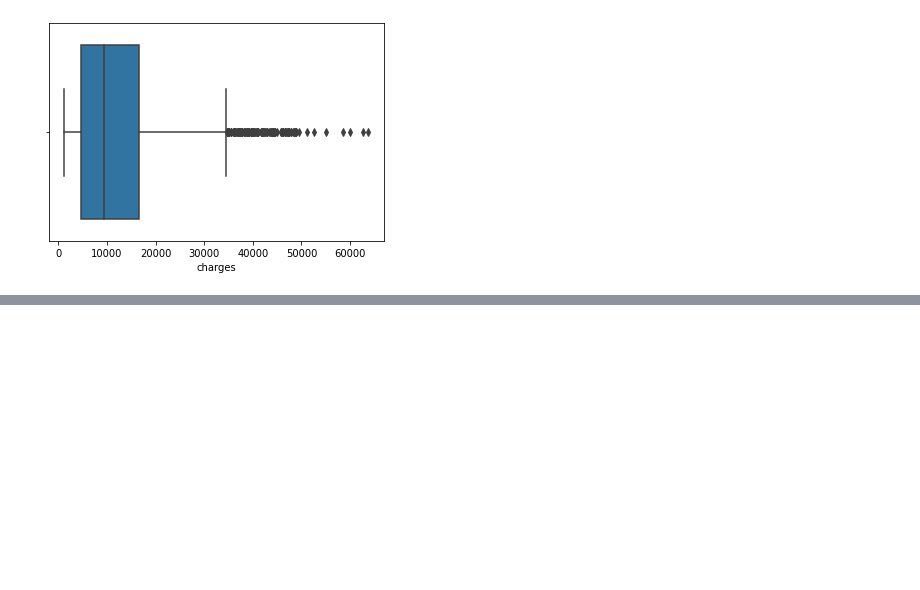
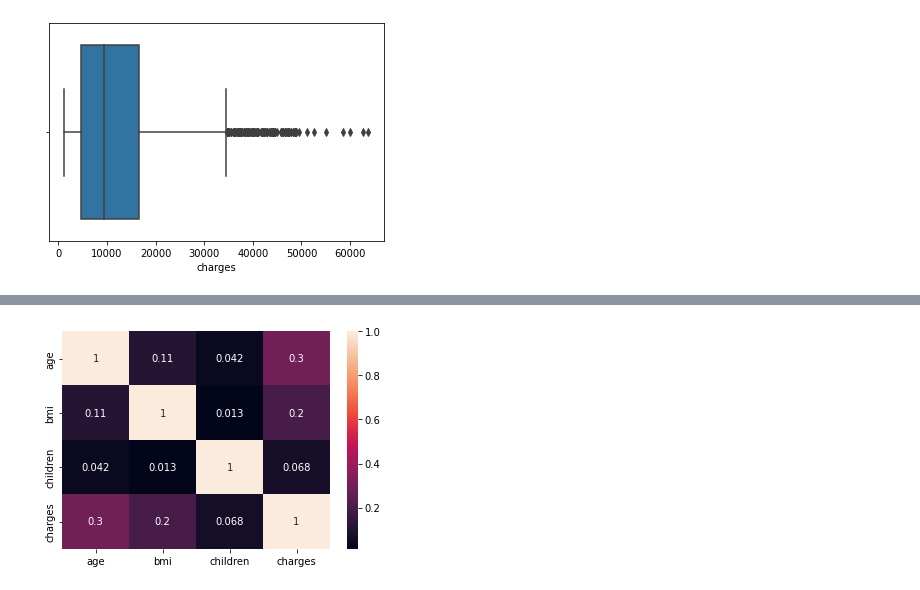
Before and after one commit to Mbuvi01/Machine_Learning, a Jupyter notebook: Dataset/EDA.ipynb, the cells around one changed output, grey strips where cells are left out. Drawn from its saved outputs; the diff is of its cells as text; code cells hidden in the pictures; blank space fills up the shorter version.

Commit message:
plotted a heatmap correlation and other plots

```diff
--- a/Dataset/EDA.ipynb
+++ b/Dataset/EDA.ipynb
@@ -87,0 +106,5 @@ sns.boxplot(data["charges"]);
+# %%
+dataplot = sns.heatmap(data.corr(),  annot=True)
+mp.show()
+# %% [output]
+[figure, added]
```
Also changed, not shown: parts of 7 cells of this notebook.
